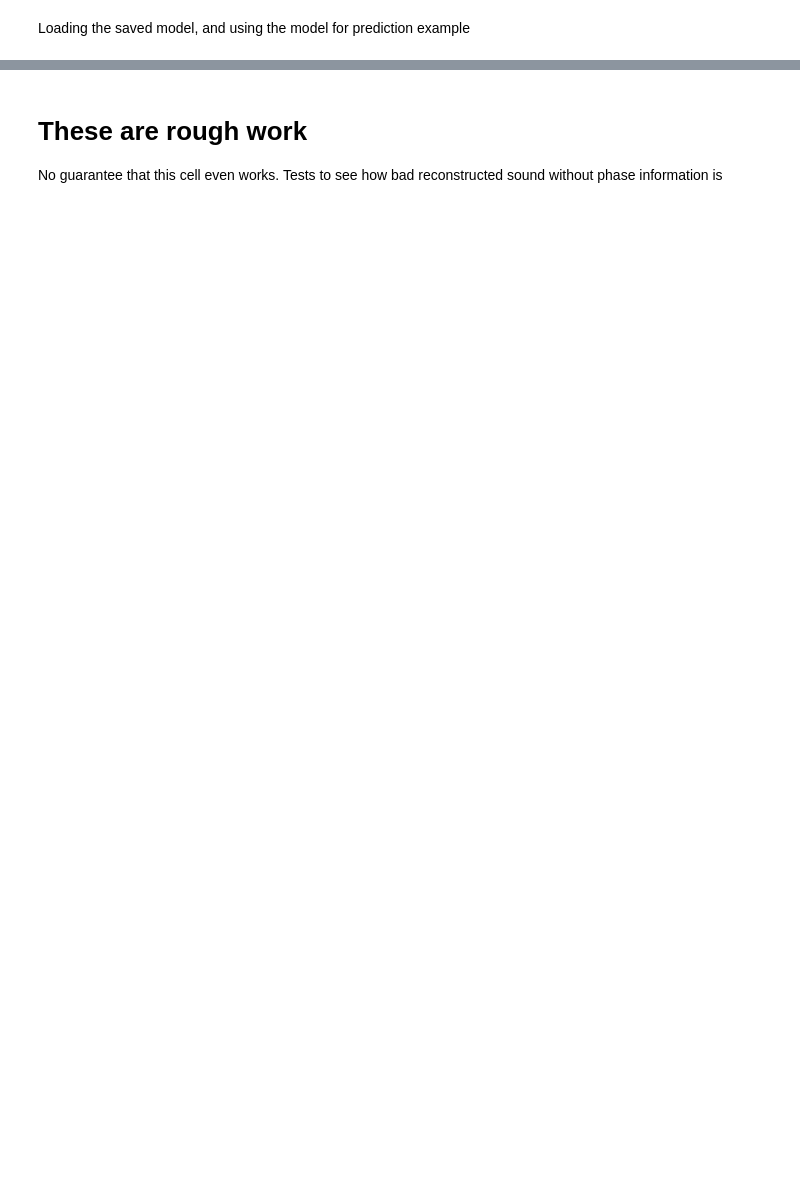
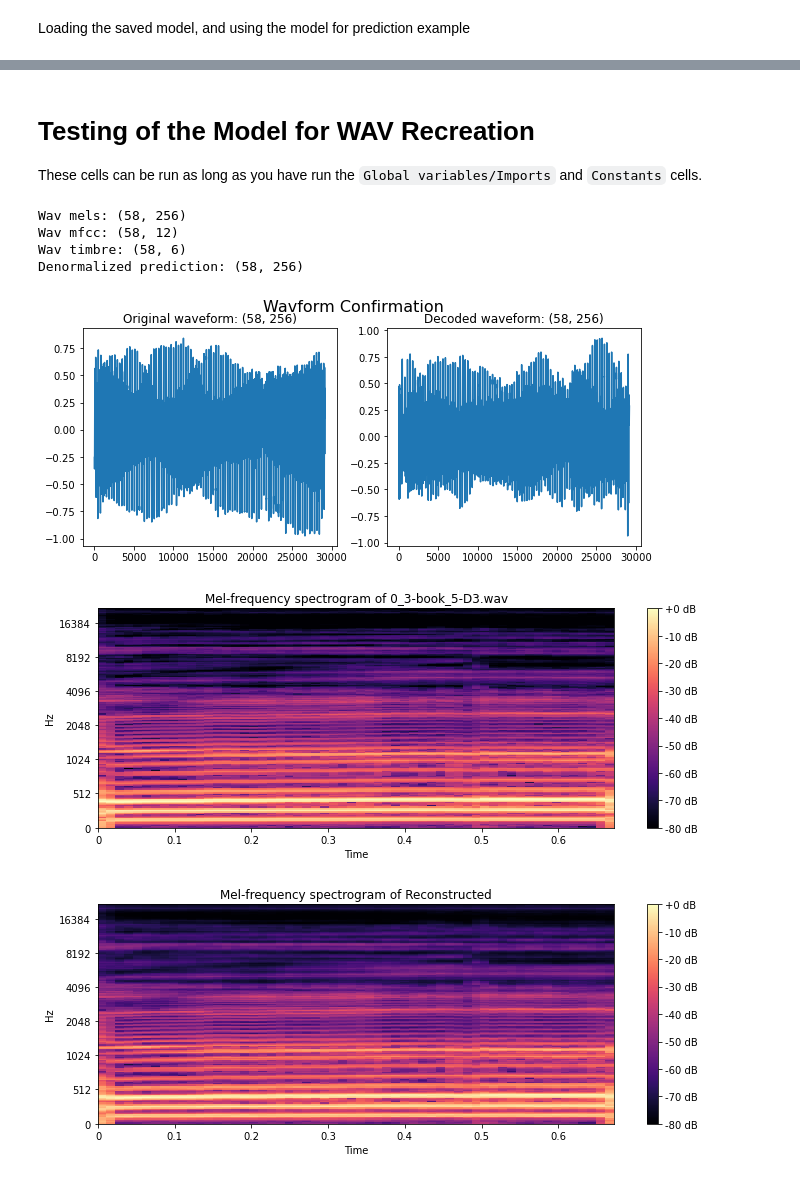
Before and after one commit to zioul123/VocalPitchModulator, a Jupyter notebook: Timbre And Spectrum Decoder.ipynb, the cells around one changed output, grey strips where cells are left out. Drawn from its saved outputs; the diff is of its cells as text; code cells hidden in the pictures; blank space fills up the shorter version.

```diff
--- a/Timbre And Spectrum Decoder.ipynb
+++ b/Timbre And Spectrum Decoder.ipynb
@@ -382,3 +353,0 @@ plt.title("Output-Label for data point 30000")
-# %% [markdown]
-# These are rough work
-No guarantee that this cell even works. Tests to see how bad reconstructed sound without phase information is
@@ -428,0 +354,3 @@ print(gl_abs_waveform.shape)
+# %% [markdown]
+# Testing of the Model for WAV Recreation
+These cells can be run as long as you have run the `Global variables/Imports` and `Constants` cells.
@@ -428,0 +458,24 @@ print(gl_abs_waveform.shape)
+# %%
+# Calling the function
+vidx = 3; pIdx = 5; pid = 0
+wavIdx = flat_ref_idx(vidx, pIdx, pid);
+filename = flat_data_ref_list[wavIdx]
+wav = load_wav_files(os.path.join("Data", "dataset"), [filename])[0]
+n_ffts = 2048; overlap = 0.75; n_input = 262; n_hid = 262; n_output = 256;
+n_mels = 256; n_mfcc = 12; n_timb_hid = 10; n_timb = 6
+model_path = os.path.join("model_data", "SpectrumDecoder",
+                          "TimbreDecoder_lr0.001_epochs2000_in262_hid262_out256_loss0.0005858771619386971.pt")
+TE_path = os.path.join('model_data', 'TimbreVAE-IdealFixedNorm-12-10-6.pt')
+
+visualize_results(wav, filename,
+                  n_ffts, overlap, n_input, n_hid, n_output,
+                  n_mels, n_mfcc, n_timb_hid, n_timb,
+                  model_path, TE_path, vidx = 3, pIdx = 5, pid = 0, winIdx = 20)
+# %% [output]
+Wav mels: (58, 256)
+Wav mfcc: (58, 12)
+Wav timbre: (58, 6)
+Denormalized prediction: (58, 256)
+[figure, added]
+[figure, added]
+[figure, added]
```
Also changed, not shown: parts of 23 cells of this notebook, 2 other files.
